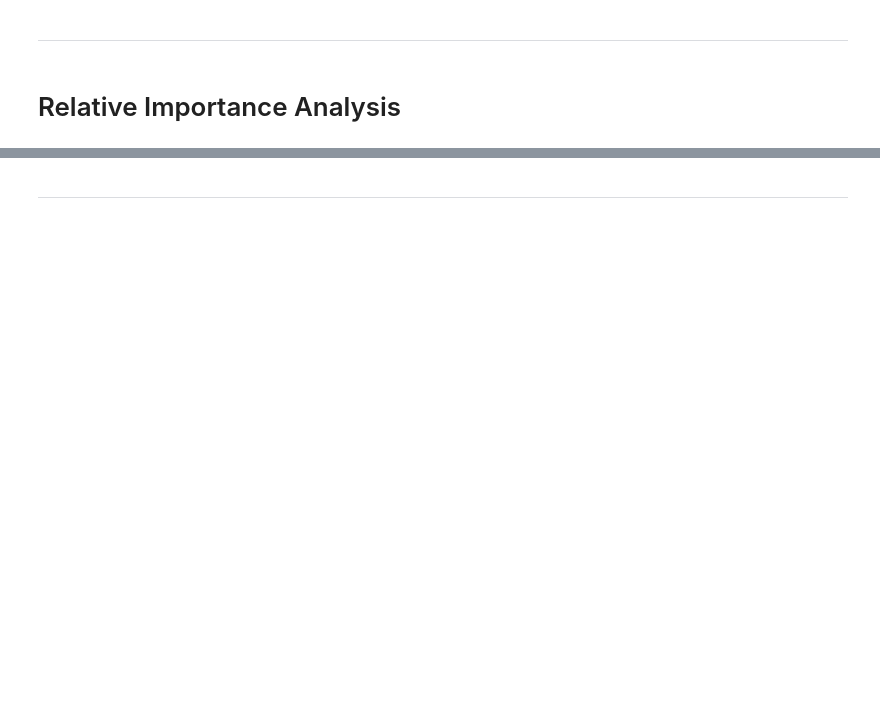
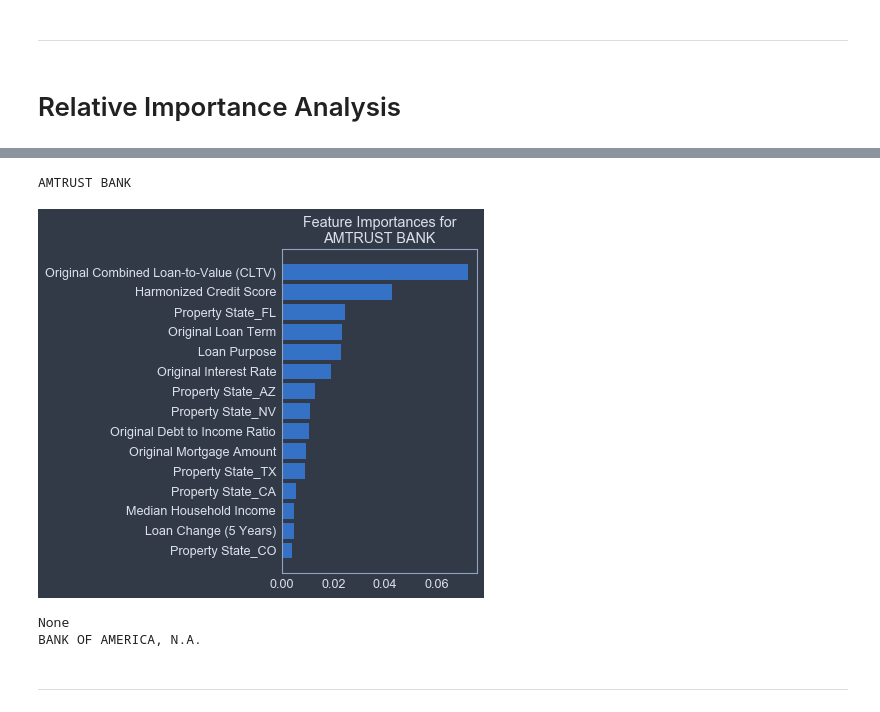
Before and after one commit to Siebelm/Home, a Jupyter notebook: Fannie_Mae/Scripts/Model_Selection.ipynb, the cells around one changed output, grey strips where cells are left out. Saved outputs shown, nothing was run; the diff lists cells and outputs as text; code cells hidden in the pictures; blank space fills up the shorter version.

```diff
--- a/Fannie_Mae/Scripts/Model_Selection.ipynb
+++ b/Fannie_Mae/Scripts/Model_Selection.ipynb
@@ -125,14 +301,19 @@ file_to_store.close()
 # %%
 # Relative importance for unbalanced classes
 rel_imp_unbal = {}
 for bank_str in np.unique(df['Bank']):
     print(bank_str)
-    rel_imp_unbal[bank_str] = relative_importance(X_train, y_train, bank_str, sample='none')
-    print(rel_imp_unbal[bank_str])
+    rel_imp_unbal[bank_str] = relative_importance(Banks_X[bank_str], Banks_y[bank_str],
+                                                  bank_str = bank_str, method='eec')
 
 # Save final dictionary
-file_to_store = open("..\Data\rel_imp_unbal.pickle", "wb")
+file_to_store = open("rel_imp_unbal.pickle", "wb")
 pickle.dump(rel_imp_unbal, file_to_store)
 file_to_store.close()
+# %% [output]
+AMTRUST BANK
+[figure, added]
+None
+BANK OF AMERICA, N.A.
 # %% [markdown]
 ***
```
Also changed, not shown: parts of 14 cells of this notebook, 4 other files.
